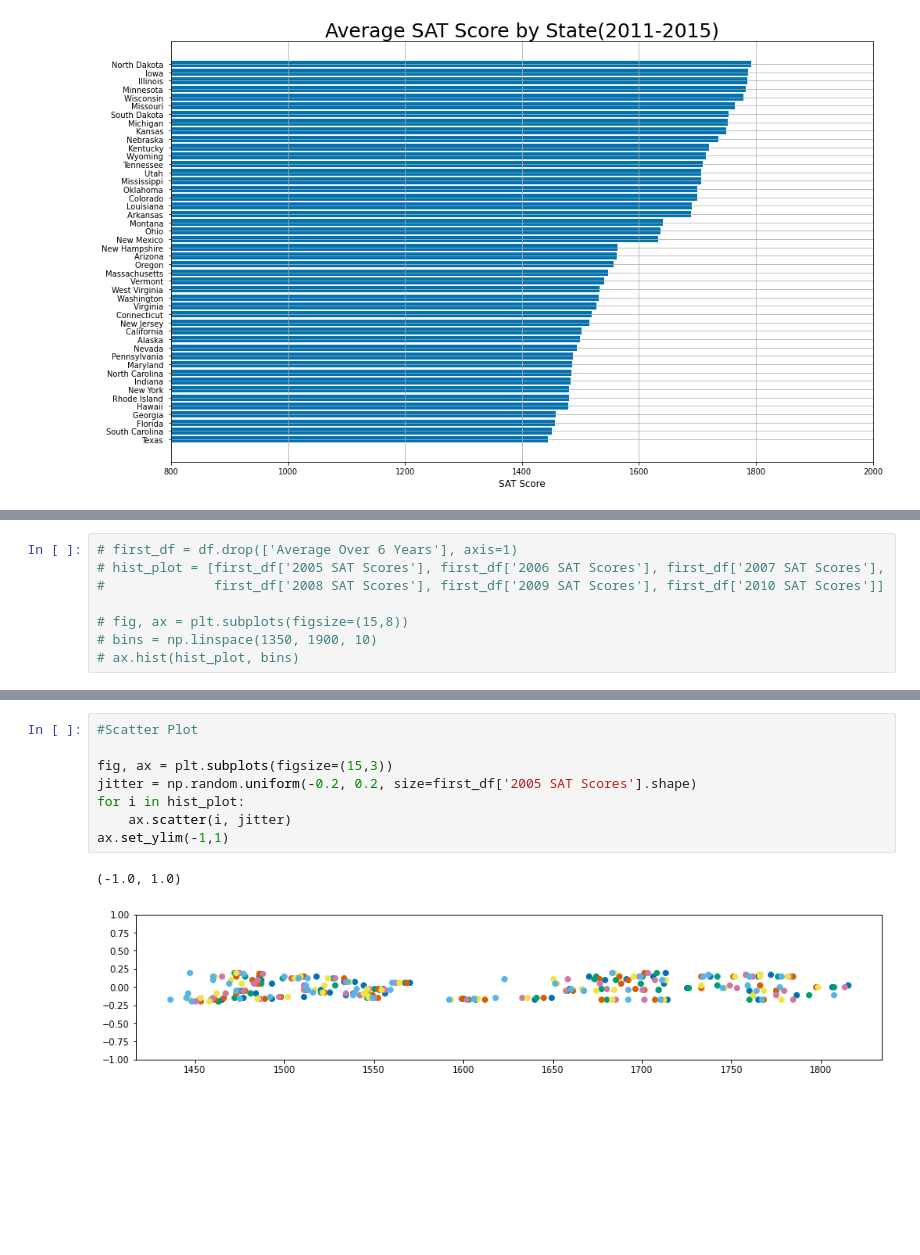
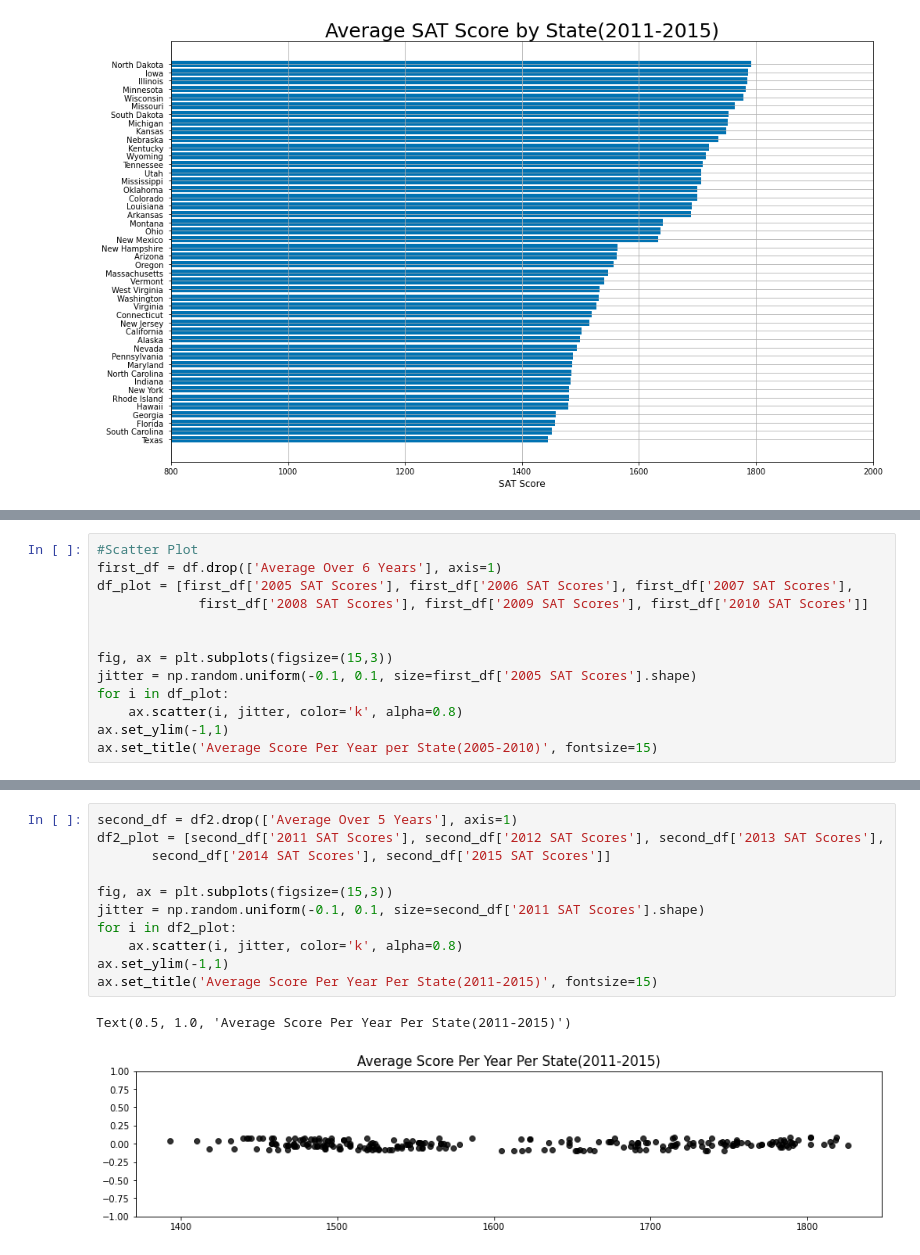
Before and after one commit to phamc4/Projects, a Jupyter notebook: SAT_changes.ipynb, the cells around one changed output, grey strips where cells are left out. Saved outputs shown, nothing was run; the diff lists cells and outputs as text; blank space fills up the shorter version.

Commit message:
Additional graphs

```diff
--- a/SAT_changes.ipynb
+++ b/SAT_changes.ipynb
@@ -188,8 +171,13 @@ df
 # %%
-# first_df = df.drop(['Average Over 6 Years'], axis=1)
-# hist_plot = [first_df['2005 SAT Scores'], first_df['2006 SAT Scores'], first_df['2007 SAT Scores'],
-#              first_df['2008 SAT Scores'], first_df['2009 SAT Scores'], first_df['2010 SAT Scores']]
+#Scatter Plot
+first_df = df.drop(['Average Over 6 Years'], axis=1)
+df_plot = [first_df['2005 SAT Scores'], first_df['2006 SAT Scores'], first_df['2007 SAT Scores'],
+             first_df['2008 SAT Scores'], first_df['2009 SAT Scores'], first_df['2010 SAT Scores']]
 
-# fig, ax = plt.subplots(figsize=(15,8))
-# bins = np.linspace(1350, 1900, 10)
-# ax.hist(hist_plot, bins)
+
+fig, ax = plt.subplots(figsize=(15,3))
+jitter = np.random.uniform(-0.1, 0.1, size=first_df['2005 SAT Scores'].shape)
+for i in df_plot:
+    ax.scatter(i, jitter, color='k', alpha=0.8)
+ax.set_ylim(-1,1)
+ax.set_title('Average Score Per Year per State(2005-2010)', fontsize=15)
@@ -196,11 +187,14 @@ df
 # %%
-#Scatter Plot
+second_df = df2.drop(['Average Over 5 Years'], axis=1)
+df2_plot = [second_df['2011 SAT Scores'], second_df['2012 SAT Scores'], second_df['2013 SAT Scores'],
+       second_df['2014 SAT Scores'], second_df['2015 SAT Scores']]
 
 fig, ax = plt.subplots(figsize=(15,3))
-jitter = np.random.uniform(-0.2, 0.2, size=first_df['2005 SAT Scores'].shape)
-for i in hist_plot:
-    ax.scatter(i, jitter)
+jitter = np.random.uniform(-0.1, 0.1, size=second_df['2011 SAT Scores'].shape)
+for i in df2_plot:
+    ax.scatter(i, jitter, color='k', alpha=0.8)
 ax.set_ylim(-1,1)
+ax.set_title('Average Score Per Year Per State(2011-2015)', fontsize=15)
 # %% [output]
-(-1.0, 1.0)
+Text(0.5, 1.0, 'Average Score Per Year Per State(2011-2015)')
-[figure, old version]
+[figure, new version]
```
Also changed, not shown: parts of 8 cells of this notebook.
